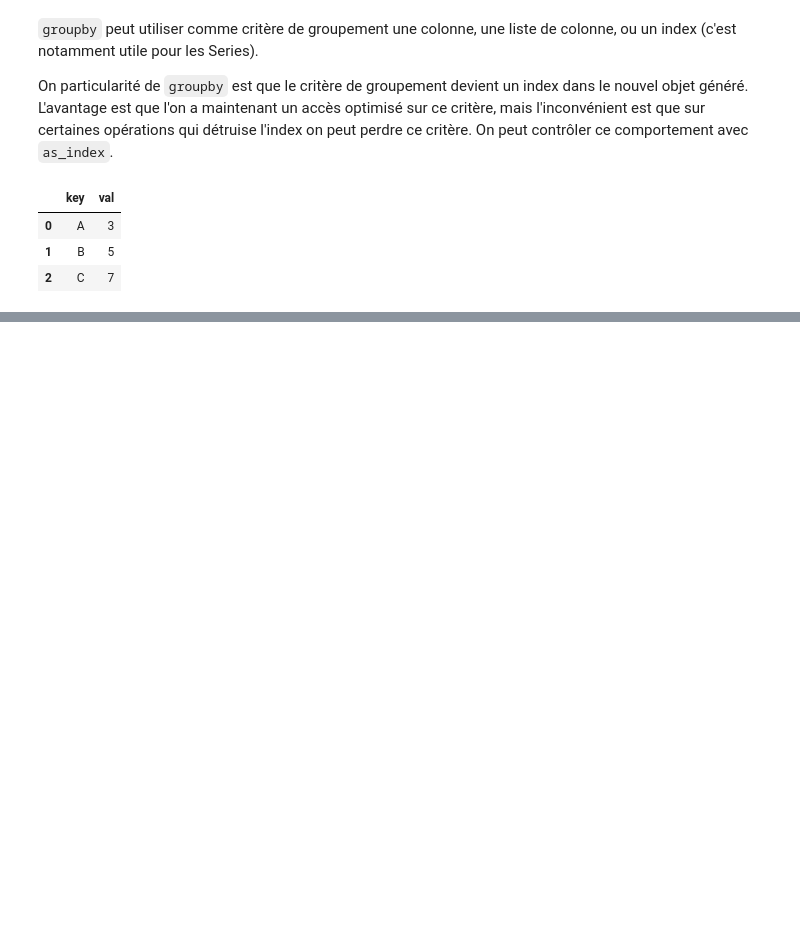
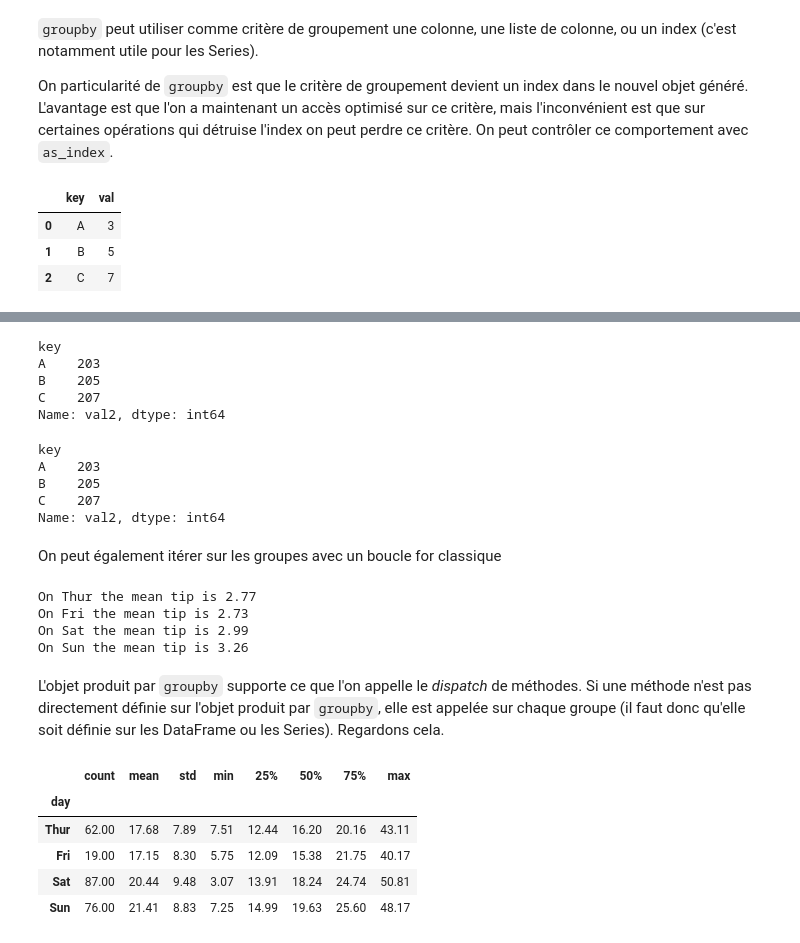
Before and after one commit to flotpython/course, a Jupyter notebook: w7/w7-s3-c04-operations-avancee-pandas.ipynb, the cells around one changed output, grey strips where cells are left out. Saved outputs shown, nothing was run; the diff lists cells and outputs as text; code cells hidden in the pictures; blank space fills up the shorter version.

```diff
--- a/w7/w7-s3-c04-operations-avancee-pandas.ipynb
+++ b/w7/w7-s3-c04-operations-avancee-pandas.ipynb
@@ -396,0 +428,58 @@ g.sum()
+# %%
+# on peut également filtrer un groupe par colonne lors qu'une
+# opération
+g.sum()['val2']
+# %% [output]
+key
+A    203
+B    205
+C    207
+Name: val2, dtype: int64
+# %%
+# ou directement sur l'objet produit par groupby
+g['val2'].sum()
+# %% [output]
+key
+A    203
+B    205
+C    207
+Name: val2, dtype: int64
+# %% [markdown]
+On peut également itérer sur les groupes avec un boucle for classique
+# %%
+import seaborn as sns
+# on charge le fichier de données de pourboires
+tips = sns.load_dataset('tips')
+
+# on groupe le DataFrame par jours
+g = tips.groupby('day')
+
+# on calcule la moyenne du pourboire par jour
+for (group, obj) in g:
+    print(f"On {group} the mean tip is {obj['tip'].mean():.3}")
+# %% [output]
+On Thur the mean tip is 2.77
+On Fri the mean tip is 2.73
+On Sat the mean tip is 2.99
+On Sun the mean tip is 3.26
+# %% [markdown]
+L'objet produit par `groupby` supporte ce que l'on appelle le _dispatch_ de méthodes. Si une méthode n'est pas directement définie sur l'objet produit par `groupby`, elle est appelée sur chaque groupe (il faut donc qu'elle soit définie sur les DataFrame ou les Series). Regardons cela.
+# %%
+# on groupe par jour et on extrait uniquement la colonne 'total_bill'
+# pour chaque groupe
+g = tips.groupby('day')['total_bill']
+
+# on demande à pandas d'afficher les float avec seulement deux chiffres
+# après la virgule
+pd.set_option('display.float_format', '{:.2f}'.format)
+
+# on appelle describe() sur g, mais elle n'est pas définie sur ce objet,
+# elle va donc être appelée sur chaque groupe
+g.describe()
+# %% [output]
+|  | count | mean | std | min | 25% | 50% | 75% | max |
+| day |  |  |  |  |  |  |  |  |
+| Thur | 62.00 | 17.68 | 7.89 | 7.51 | 12.44 | 16.20 | 20.16 | 43.11 |
+| Fri | 19.00 | 17.15 | 8.30 | 5.75 | 12.09 | 15.38 | 21.75 | 40.17 |
+| Sat | 87.00 | 20.44 | 9.48 | 3.07 | 13.91 | 18.24 | 24.74 | 50.81 |
+| Sun | 76.00 | 21.41 | 8.83 | 7.25 | 14.99 | 19.63 | 25.60 | 48.17 |
```
Also changed, not shown: parts of 35 cells of this notebook.
